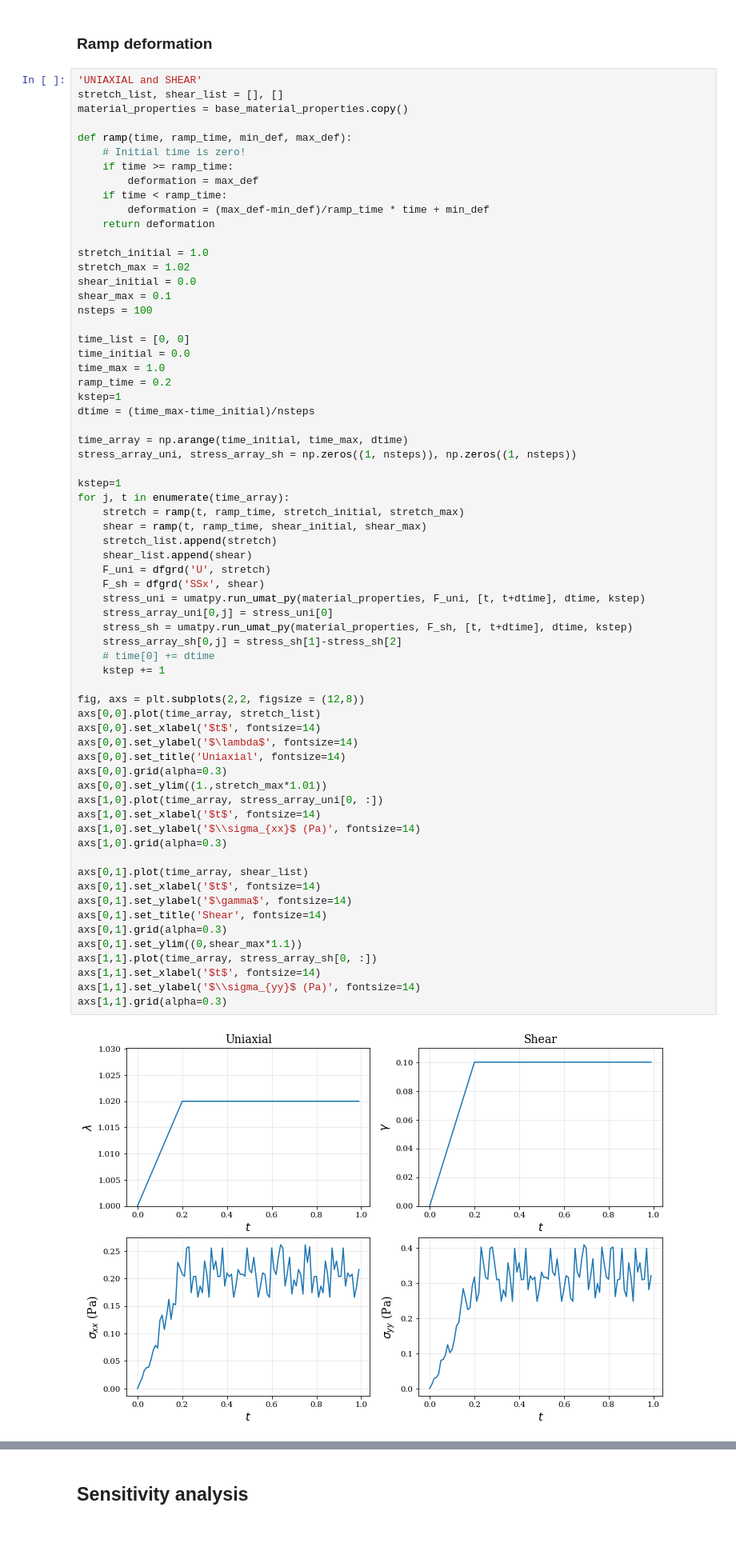
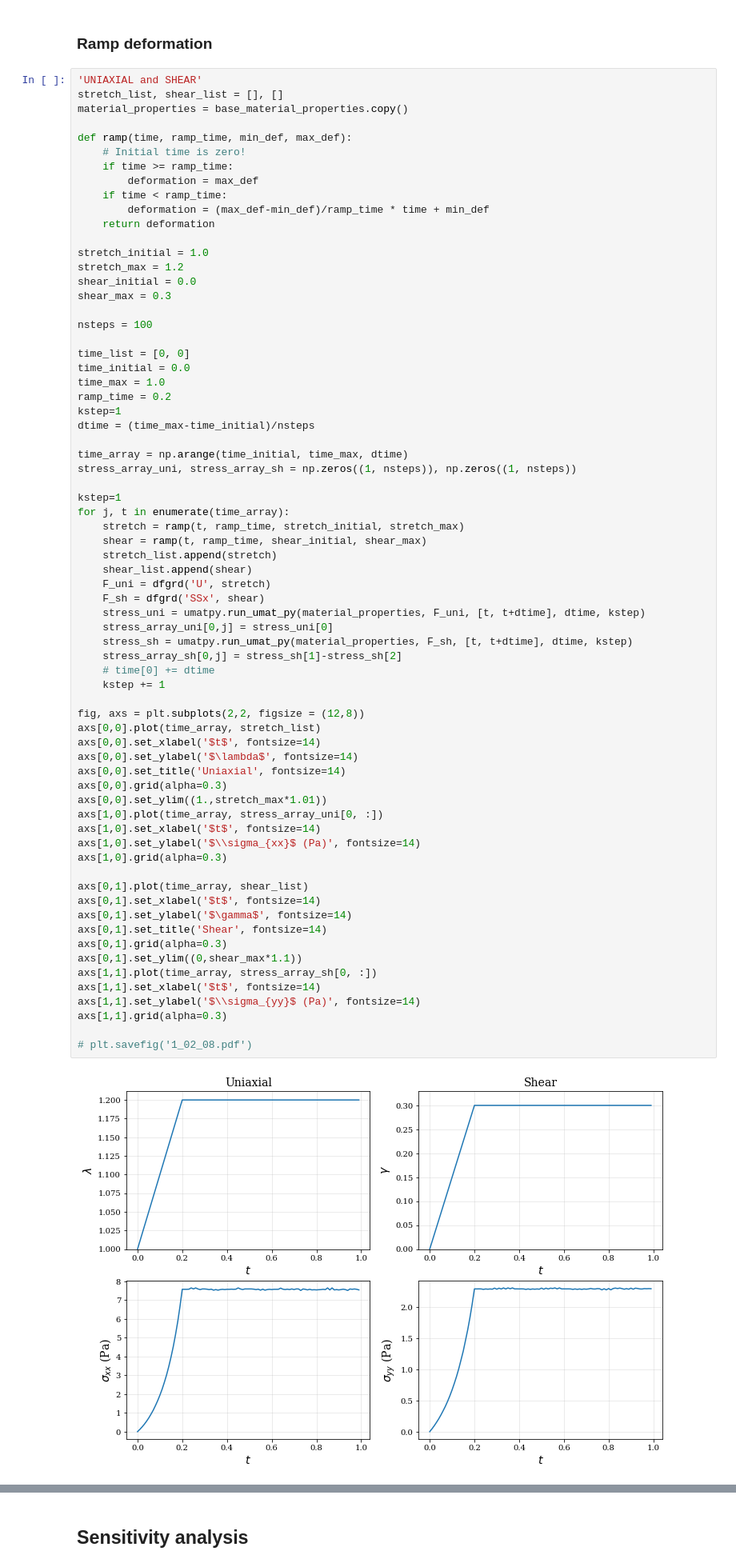
Before and after one commit to luisrlp/biopolymer-networks, a Jupyter notebook: 2_affnet_cl_ai_rnd/an_cl_ai_rnd.ipynb, the cells around one changed output, grey strips where cells are left out. Shown: that part at 80% size. Saved outputs shown, nothing was run; the diff lists cells and outputs as text; blank space fills up the shorter version.

```diff
--- a/2_affnet_cl_ai_rnd/an_cl_ai_rnd.ipynb
+++ b/2_affnet_cl_ai_rnd/an_cl_ai_rnd.ipynb
@@ -239,9 +239,10 @@ def ramp(time, ramp_time, min_def, max_def):
     return deformation
 
 stretch_initial = 1.0
-stretch_max = 1.02
+stretch_max = 1.2
 shear_initial = 0.0
-shear_max = 0.1
+shear_max = 0.3
+
 nsteps = 100
 
 time_list = [0, 0]
@@ -265,31 +266,33 @@ for j, t in enumerate(time_array):
     stress_uni = umatpy.run_umat_py(material_properties, F_uni, [t, t+dtime], dtime, kstep)
     stress_array_uni[0,j] = stress_uni[0]
     stress_sh = umatpy.run_umat_py(material_properties, F_sh, [t, t+dtime], dtime, kstep)
     stress_array_sh[0,j] = stress_sh[1]-stress_sh[2]
     # time[0] += dtime
     kstep += 1
 
 fig, axs = plt.subplots(2,2, figsize = (12,8))
 axs[0,0].plot(time_array, stretch_list)
 axs[0,0].set_xlabel('$t$', fontsize=14)
 axs[0,0].set_ylabel('$\lambda$', fontsize=14)
 axs[0,0].set_title('Uniaxial', fontsize=14)
 axs[0,0].grid(alpha=0.3)
 axs[0,0].set_ylim((1.,stretch_max*1.01))
 axs[1,0].plot(time_array, stress_array_uni[0, :])
 axs[1,0].set_xlabel('$t$', fontsize=14)
 axs[1,0].set_ylabel('$\\sigma_{xx}$ (Pa)', fontsize=14)
 axs[1,0].grid(alpha=0.3)
 
 axs[0,1].plot(time_array, shear_list)
 axs[0,1].set_xlabel('$t$', fontsize=14)
 axs[0,1].set_ylabel('$\gamma$', fontsize=14)
 axs[0,1].set_title('Shear', fontsize=14)
 axs[0,1].grid(alpha=0.3)
 axs[0,1].set_ylim((0,shear_max*1.1))
 axs[1,1].plot(time_array, stress_array_sh[0, :])
 axs[1,1].set_xlabel('$t$', fontsize=14)
 axs[1,1].set_ylabel('$\\sigma_{yy}$ (Pa)', fontsize=14)
 axs[1,1].grid(alpha=0.3)
+
+# plt.savefig('1_02_08.pdf')
 # %% [output]
-[figure, old version]
+[figure, new version]
```
Also changed, not shown: parts of 11 cells of this notebook, 18 other files.
